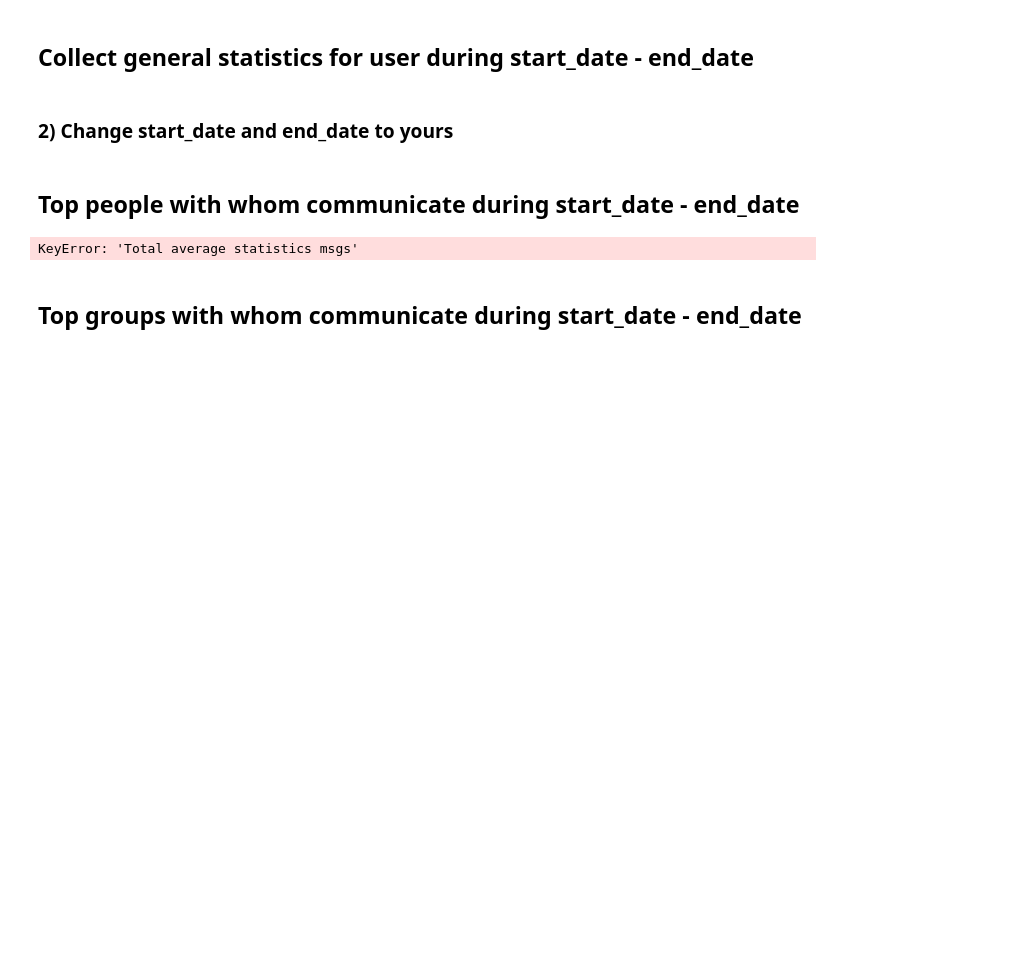
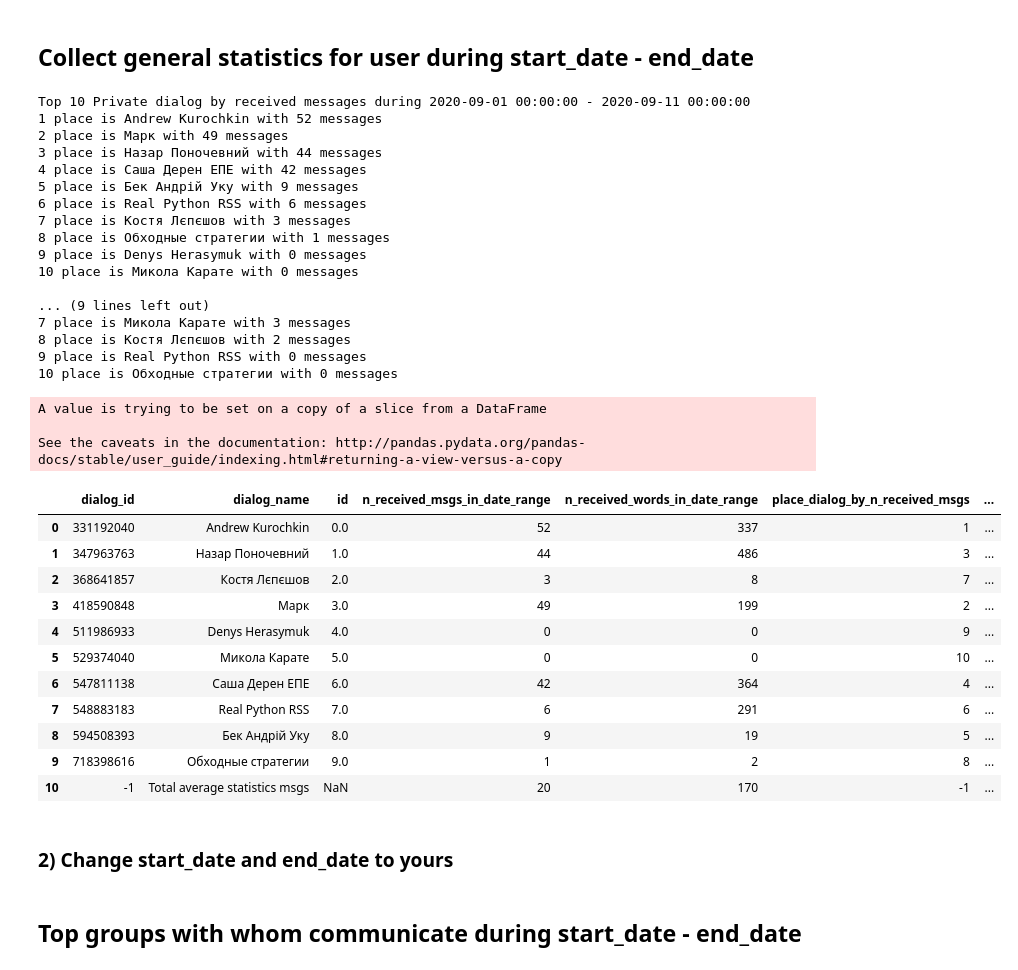
Before and after one commit to denysgerasymuk799/Dialogs-To-Value, a Jupyter notebook: 3_dialogs_analysis.ipynb, the cells around one changed output. Drawn from its saved outputs; the diff is of its cells as text; code cells hidden in the pictures; blank space fills up the shorter version.

```diff
--- a/3_dialogs_analysis.ipynb
+++ b/3_dialogs_analysis.ipynb
@@ -192,15 +189,13 @@ def get_statistics_msgs(df, user_id_get_msg, dialog_type, statistics_type,
     # go through all dialogs on special dialog type in dialogs_info dict
     # friend - name of dialog
     msgs_lst, words_lst = [], []
-    for friend, dialog_id in dialogs_info[dialog_type].items():
-        dialog_id = str(dialog_id)
-        if dialog_id + ".csv" not in os.listdir(path_dialogs_csv_dir):
+    for dialog_id, friend in dialogs_info[dialog_type].items():
+        dialog_data = general_dialogs_df.loc[general_dialogs_df['dialog ID'] == int(dialog_id)]
+        if dialog_data.empty:
             msgs_lst.append(0)
             words_lst.append(0)
             dialogs_places_dict[friend] = 0
             continue
-
-        dialog_data = pd.read_csv(os.path.join(path_dialogs_csv_dir, dialog_id + ".csv"))
 
         # if it is Group, so to get number of received messages to you in it
         # it is sent to_id like PeerChannel(channel_id=1387547322), it is not your id
@@ -211,8 +206,8 @@ def get_statistics_msgs(df, user_id_get_msg, dialog_type, statistics_type,
         n_msgs_in_date_range, n_words_in_date_range = 0, 0
         dialogs_places_dict[friend] = 0
 
-        for row in dialog_data.index:
-            dialog_datetime = dialog_data["date"][row][:-6]
+        for index, row in dialog_data.iterrows():
+            dialog_datetime = row.date[:-6]
             flag_in_range = if_in_date_range(dialog_datetime, start_date, end_date)
             if flag_in_range == 'Dialog after end_date':
                 continue
@@ -221,41 +216,74 @@ def get_statistics_msgs(df, user_id_get_msg, dialog_type, statistics_type,
                 break
 
             if statistics_type == "received":
-                if dialog_data["from_id"][row] == user_id_get_msg:
+                if row.from_id == user_id_get_msg:
                     continue
 
             elif statistics_type == "sent":
-                if dialog_data["from_id"][row] != user_id_get_msg:
+                if row.from_id != user_id_get_msg:
                     continue
 
-            if not pd.isnull(dialog_data["message"][row]):
-                n_words_in_date_range += len(dialog_data["message"][row].split())
+            if not pd.isnull(row.message):
+                n_words_in_date_range += len(row.message.split())
             dialogs_places_dict[friend] = dialogs_places_dict.get(friend, 0) + 1
 
         words_lst.append(n_words_in_date_range)
 
     dialogs_places_dict = {k: v for k, v in sorted(dialogs_places_dict.items(), key=lambda item: item[1], reverse=True)}
     msgs_lst = []
     for i in df.index:
         msgs_lst.append(dialogs_places_dict[df["dialog_name"][i]])
 
     df["n_{}_msgs_in_date_range".format(statistics_type)] = msgs_lst
     df["n_{}_words_in_date_range".format(statistics_type)] = words_lst
 
     df["place_dialog_by_n_{}_msgs".format(statistics_type)] = [0 for _ in range(len(df.index))]
 
     print("Top 10 {} by {} messages during {} - {}".format(dialog_type, statistics_type, start_date, end_date))
     for place, friend in enumerate(dialogs_places_dict.items()):
         if place < 10:
             print("{} place is {} with {} messages".format(place + 1, friend[0], friend[1]))
         n_row = df.loc[df['dialog_name'] == friend[0]]["id"]
         df["place_dialog_by_n_{}_msgs".format(statistics_type)][n_row] = place + 1
 
     print("\n\n")
     average_n_msgs = int(df["n_{}_msgs_in_date_range".format(statistics_type)].mean(skipna = True))
     average_n_words = int(df["n_{}_words_in_date_range".format(statistics_type)].mean(skipna = True))
 
     return df, average_n_msgs, average_n_words
+# %% [output]
+Top 10 Private dialog by received messages during 2020-09-01 00:00:00 - 2020-09-11 00:00:00
+1 place is Andrew Kurochkin with 52 messages
+2 place is Марк with 49 messages
+3 place is Назар Поночевний with 44 messages
+4 place is Саша Дерен ЕПЕ with 42 messages
+5 place is Бек Андрій Уку with 9 messages
+6 place is Real Python RSS with 6 messages
+7 place is Костя Лєпєшов with 3 messages
+8 place is Обходные стратегии with 1 messages
+9 place is Denys Herasymuk with 0 messages
+10 place is Микола Карате with 0 messages
+
+... (9 lines left out)
+7 place is Микола Карате with 3 messages
+8 place is Костя Лєпєшов with 2 messages
+9 place is Real Python RSS with 0 messages
+10 place is Обходные стратегии with 0 messages
+A value is trying to be set on a copy of a slice from a DataFrame
+
+See the caveats in the documentation: http://pandas.pydata.org/pandas-docs/stable/user_guide/indexing.html#returning-a-view-versus-a-copy
+|  | dialog_id | dialog_name | id | n_received_msgs_in_date_range | n_received_words_in_date_range | place_dialog_by_n_received_msgs | ... |
+| 0 | 331192040 | Andrew Kurochkin | 0.0 | 52 | 337 | 1 | ... |
+| 1 | 347963763 | Назар Поночевний | 1.0 | 44 | 486 | 3 | ... |
+| 2 | 368641857 | Костя Лєпєшов | 2.0 | 3 | 8 | 7 | ... |
+| 3 | 418590848 | Марк | 3.0 | 49 | 199 | 2 | ... |
+| 4 | 511986933 | Denys Herasymuk | 4.0 | 0 | 0 | 9 | ... |
+| 5 | 529374040 | Микола Карате | 5.0 | 0 | 0 | 10 | ... |
+| 6 | 547811138 | Саша Дерен ЕПЕ | 6.0 | 42 | 364 | 4 | ... |
+| 7 | 548883183 | Real Python RSS | 7.0 | 6 | 291 | 6 | ... |
+| 8 | 594508393 | Бек Андрій Уку | 8.0 | 9 | 19 | 5 | ... |
+| 9 | 718398616 | Обходные стратегии | 9.0 | 1 | 2 | 8 | ... |
+| 10 | -1 | Total average statistics msgs | NaN | 20 | 170 | -1 | ... |
 # %% [markdown]
 ### 2) Change start_date and end_date to yours
 # %%
@@ -269,28 +329,3 @@ df["id"] = [i for i in range(df.index[-1] + 1)]
-# %% [markdown]
-## Top people with whom communicate during start_date - end_date
-# %%
-df, average_n_received_msgs, average_n_received_words = get_statistics_msgs(df, USER_ID, "Private dialog", "received",
-                                                                            start_date, end_date)
-df, average_n_sent_msgs, average_n_sent_words = get_statistics_msgs(df, USER_ID, "Private dialog", "sent",
-                                                                    start_date, end_date)
-
-new_row = {
-    "dialog_name": "Total average statistics msgs",
-    "dialog_id": -1,
-    "n_received_msgs_in_date_range": average_n_received_msgs,
-    "n_received_words_in_date_range": average_n_received_words,
-    "n_sent_msgs_in_date_range": average_n_sent_msgs,
-    "n_sent_words_in_date_range": average_n_sent_words,
-    "place_dialog_by_n_received_msgs": -1,
-    "place_dialog_by_n_sent_msgs": -1
-}
-
-df = df.append(new_row, ignore_index=True)
-
-df.to_csv(os.path.join("data", "processed_dialog_files", f"private_{RESULT_NAME_STATISTICS}.csv"))
-df
-# %% [output]
-KeyError: 'Total average statistics msgs'
 # %% [markdown]
 ## Top groups with whom communicate during start_date - end_date
 # %%
```
Also changed, not shown: parts of 20 cells of this notebook, 11 other files.
